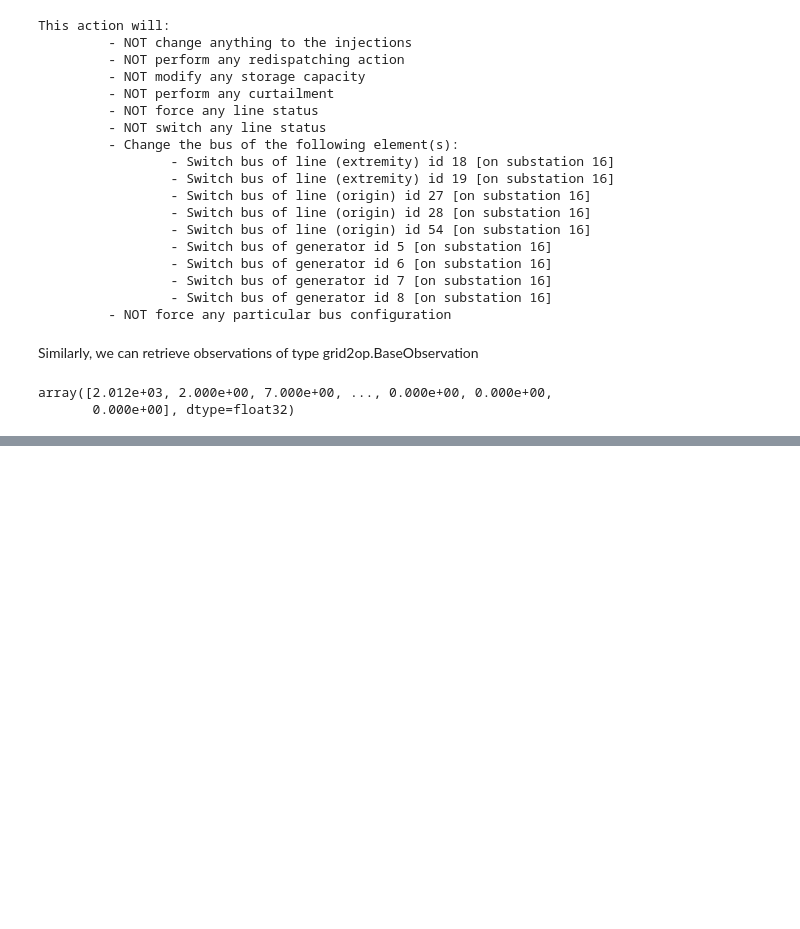
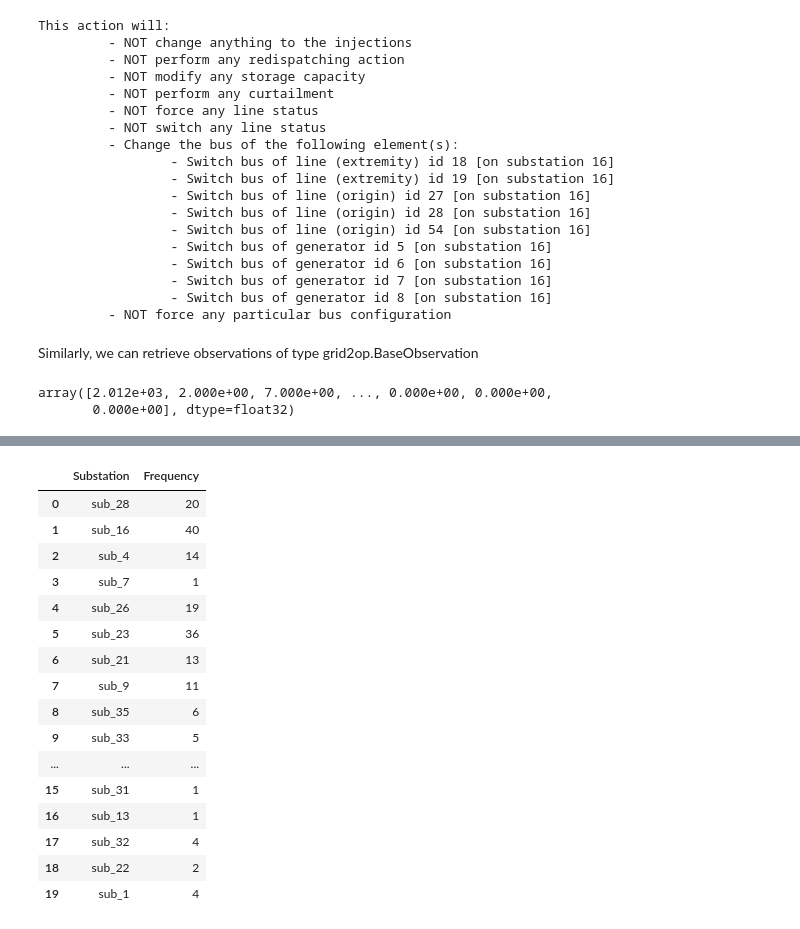
Before and after one commit to seifou23i/Grid2Bench, a Jupyter notebook: getting_started/Getting_Started.ipynb, the cells around one changed output, grey strips where cells are left out. Drawn from its saved outputs; the diff is of its cells as text; code cells hidden in the pictures; blank space fills up the shorter version.

```diff
--- a/getting_started/Getting_Started.ipynb
+++ b/getting_started/Getting_Started.ipynb
@@ -311,0 +377,20 @@ array([2.012e+03, 2.000e+00, 7.000e+00, ..., 0.000e+00, 0.000e+00,
+# %%
+ppo_agent.actions_freq_by_station_several_episodes()
+# %% [output]
+|  | Substation | Frequency |
+| 0 | sub_28 | 20 |
+| 1 | sub_16 | 40 |
+| 2 | sub_4 | 14 |
+| 3 | sub_7 | 1 |
+| 4 | sub_26 | 19 |
+| 5 | sub_23 | 36 |
+| 6 | sub_21 | 13 |
+| 7 | sub_9 | 11 |
+| 8 | sub_35 | 6 |
+| 9 | sub_33 | 5 |
+| ... | ... | ... |
+| 15 | sub_31 | 1 |
+| 16 | sub_13 | 1 |
+| 17 | sub_32 | 4 |
+| 18 | sub_22 | 2 |
+| 19 | sub_1 | 4 |
```
Also changed, not shown: parts of 35 cells of this notebook.
